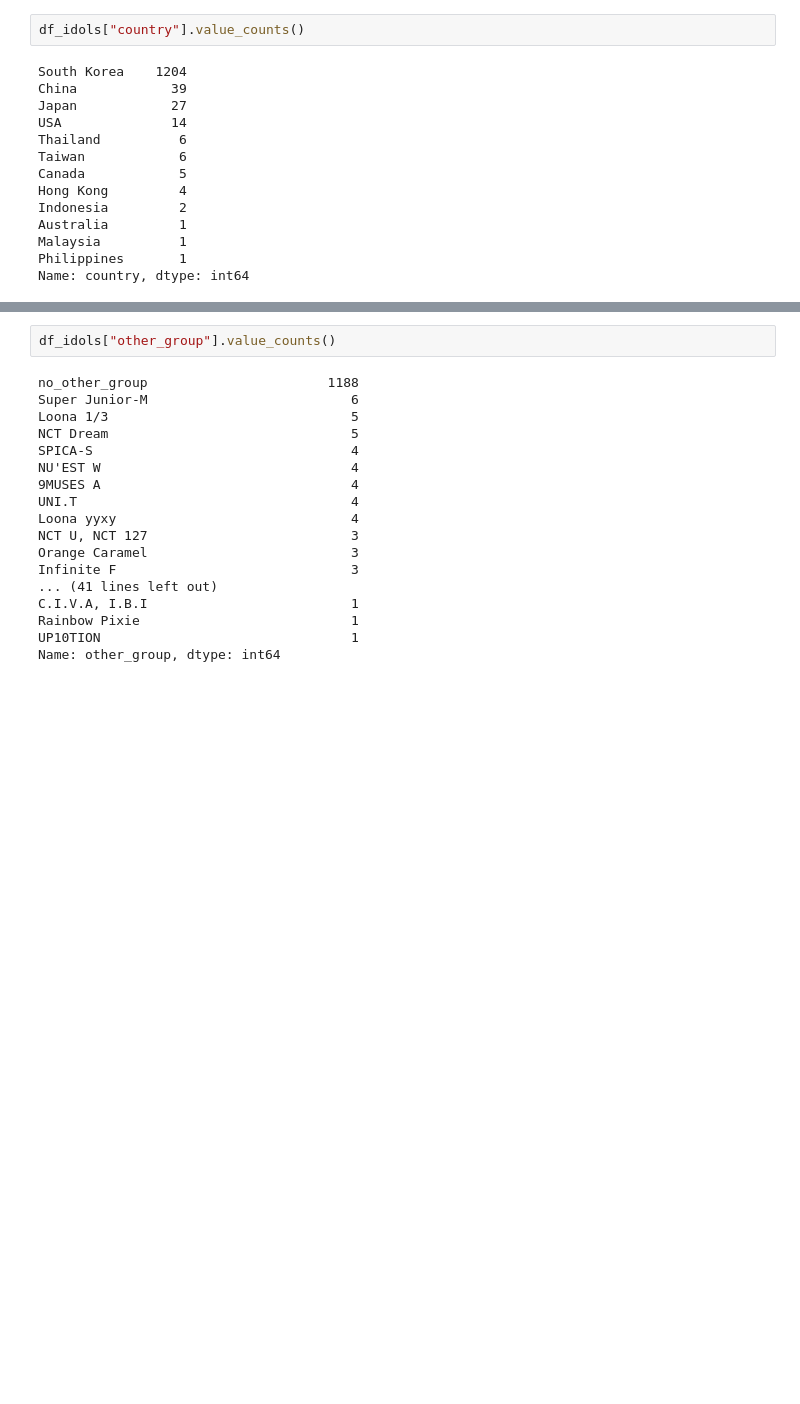
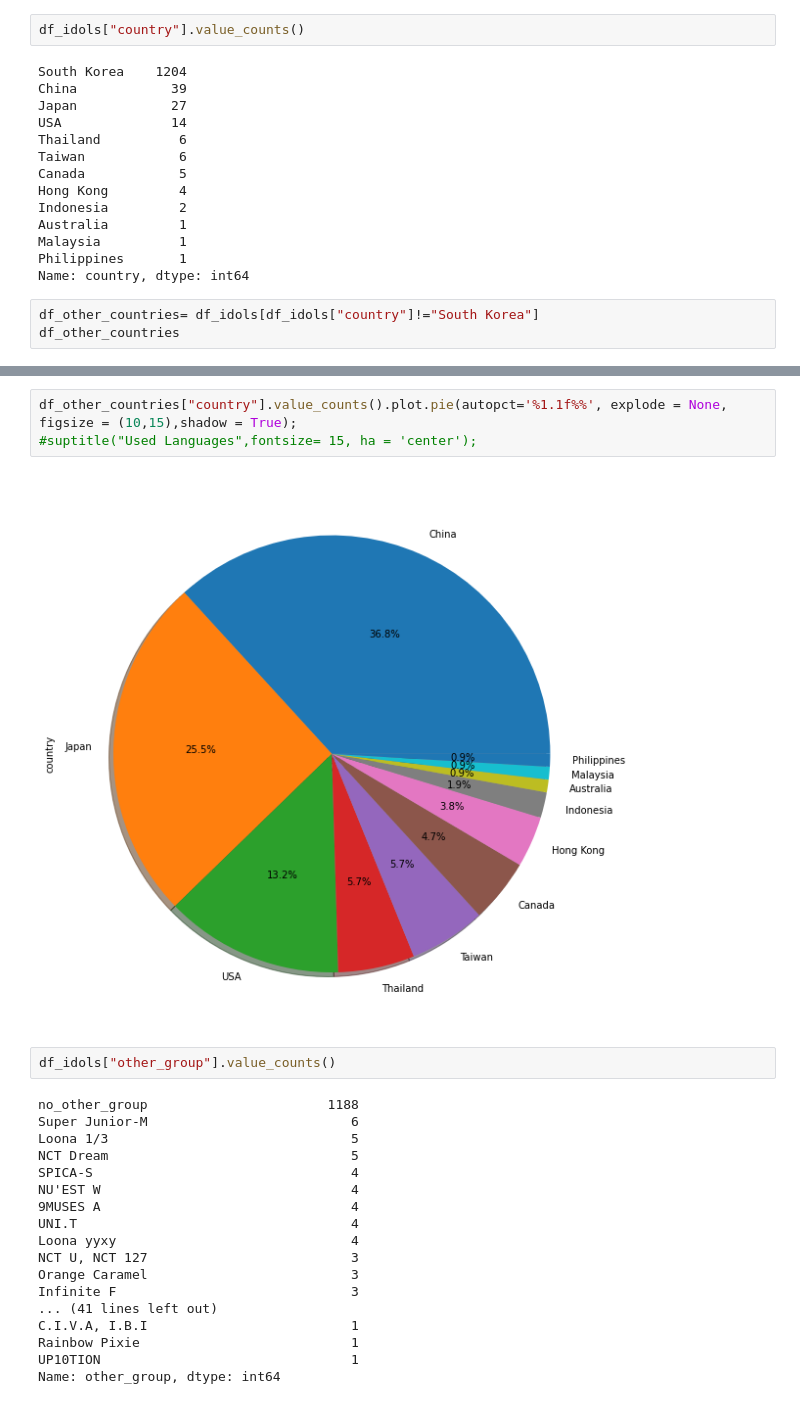
Before and after one commit to Tek-nr/BTSvsALL, a Jupyter notebook: KPop_Analysis/K-Pop_Analysis.ipynb, the cells around one changed output, grey strips where cells are left out. Cells and saved outputs as stored; diff of their text form; blank space fills up the shorter version.

```diff
--- a/KPop_Analysis/K-Pop_Analysis.ipynb
+++ b/KPop_Analysis/K-Pop_Analysis.ipynb
@@ -206,3 +206,6 @@ Australia         1
 Malaysia          1
 Philippines       1
 Name: country, dtype: int64
+# %%
+df_other_countries= df_idols[df_idols["country"]!="South Korea"]
+df_other_countries
@@ -209,3 +226,8 @@ Name: country, dtype: int64
+# %%
+df_other_countries["country"].value_counts().plot.pie(autopct='%1.1f%%', explode = None, figsize = (10,15),shadow = True);
+#suptitle("Used Languages",fontsize= 15, ha = 'center');
+# %% [output]
+[figure, new version]
 # %%
 df_idols["other_group"].value_counts()
 # %% [output]
```
Also changed, not shown: parts of 12 cells of this notebook, 6 other files.
